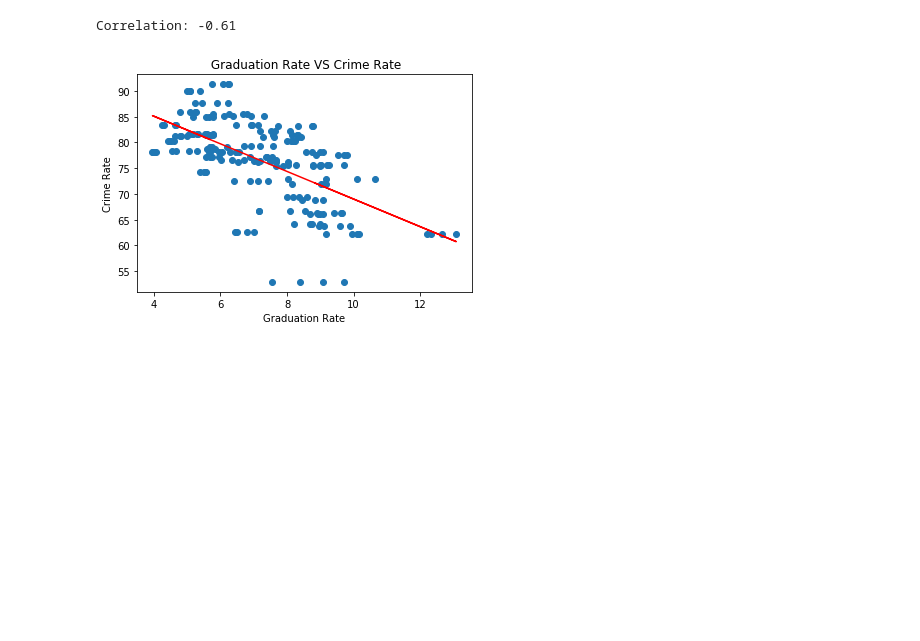
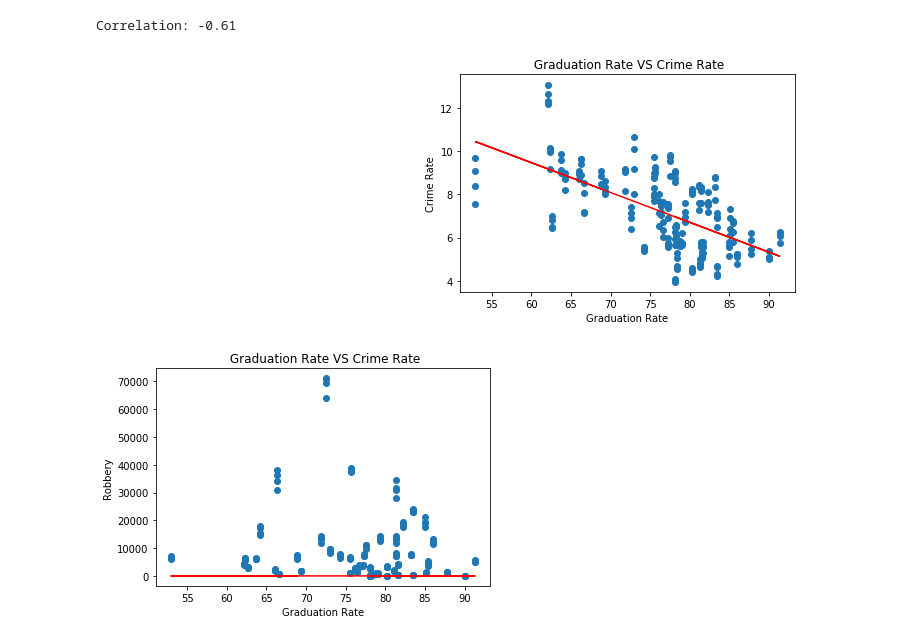
Before and after one commit to klcurtiss/Project1work, a Jupyter notebook: Rutgers DataBootcamp Project1.ipynb, the cells around one changed output. Saved outputs shown, nothing was run; the diff lists cells and outputs as text; code cells hidden in the pictures; blank space fills up the shorter version.

Commit message:
fix regression

```diff
--- a/Rutgers DataBootcamp Project1.ipynb
+++ b/Rutgers DataBootcamp Project1.ipynb
@@ -90,6 +90,7 @@ See the caveats in the documentation: https://pandas.pydata.org/pandas-docs/stab
 #
 estimated_crimes_2006_09["Total Crimes"]= estimated_crimes_2006_09["violent_crime"]+estimated_crimes_2006_09["homicide"]+estimated_crimes_2006_09["rape_legacy"]+estimated_crimes_2006_09["robbery"]+estimated_crimes_2006_09['aggravated_assault']+estimated_crimes_2006_09["property_crime"]+estimated_crimes_2006_09["burglary"]+estimated_crimes_2006_09["larceny"]+estimated_crimes_2006_09["motor_vehicle_theft"]
 estimated_crimes_2006_09['Crime Rate'] = (estimated_crimes_2006_09["Total Crimes"]/estimated_crimes_2006_09['population'])*100
+estimated_crimes_2006_09
 # %% [output]
 A value is trying to be set on a copy of a slice from a DataFrame.
 Try using .loc[row_indexer,col_indexer] = value instead
@@ -246,17 +260,29 @@ print("Correlation: "+ str(round(correlation["Crime Rate"][-1],2)))
 Correlation: -0.61
 # %%
 # Creating a Linear Regression between Crime Rates and Grad Rates
-x_values = CrimevsGrad['Crime Rate']
-y_values = CrimevsGrad['AFGR']
+x_values = CrimevsGrad['AFGR']
+y_values = CrimevsGrad['Crime Rate']
 (slope, intercept, rvalue, pvalue, stderr) = linregress(x_values, y_values)
 regress_values = x_values * slope + intercept
 line_eq = "y = " + str(round(slope,2)) + "x + " + str(round(intercept,2))
 plt.scatter(x_values,y_values)
 plt.plot(x_values,regress_values,"r-")
 plt.annotate(line_eq,(6,10),fontsize=15,color="red")
 plt.xlabel('Graduation Rate')
 plt.ylabel("Crime Rate")
 plt.title(" Graduation Rate VS Crime Rate")
 plt.show()
 # %% [output]
-[figure, old version]
+[figure, new version]
+# %%
+
+x_values = CrimevsGrad['AFGR']
+y_values = CrimevsGrad['robbery']
+plt.scatter(x_values,y_values)
+plt.plot(x_values,regress_values,"r-")
+plt.xlabel('Graduation Rate')
+plt.ylabel("Robbery")
+plt.title(" Graduation Rate VS Crime Rate")
+plt.show()
+# %% [output]
+[figure, added]
```
Also changed, not shown: parts of 1 cell of this notebook.
